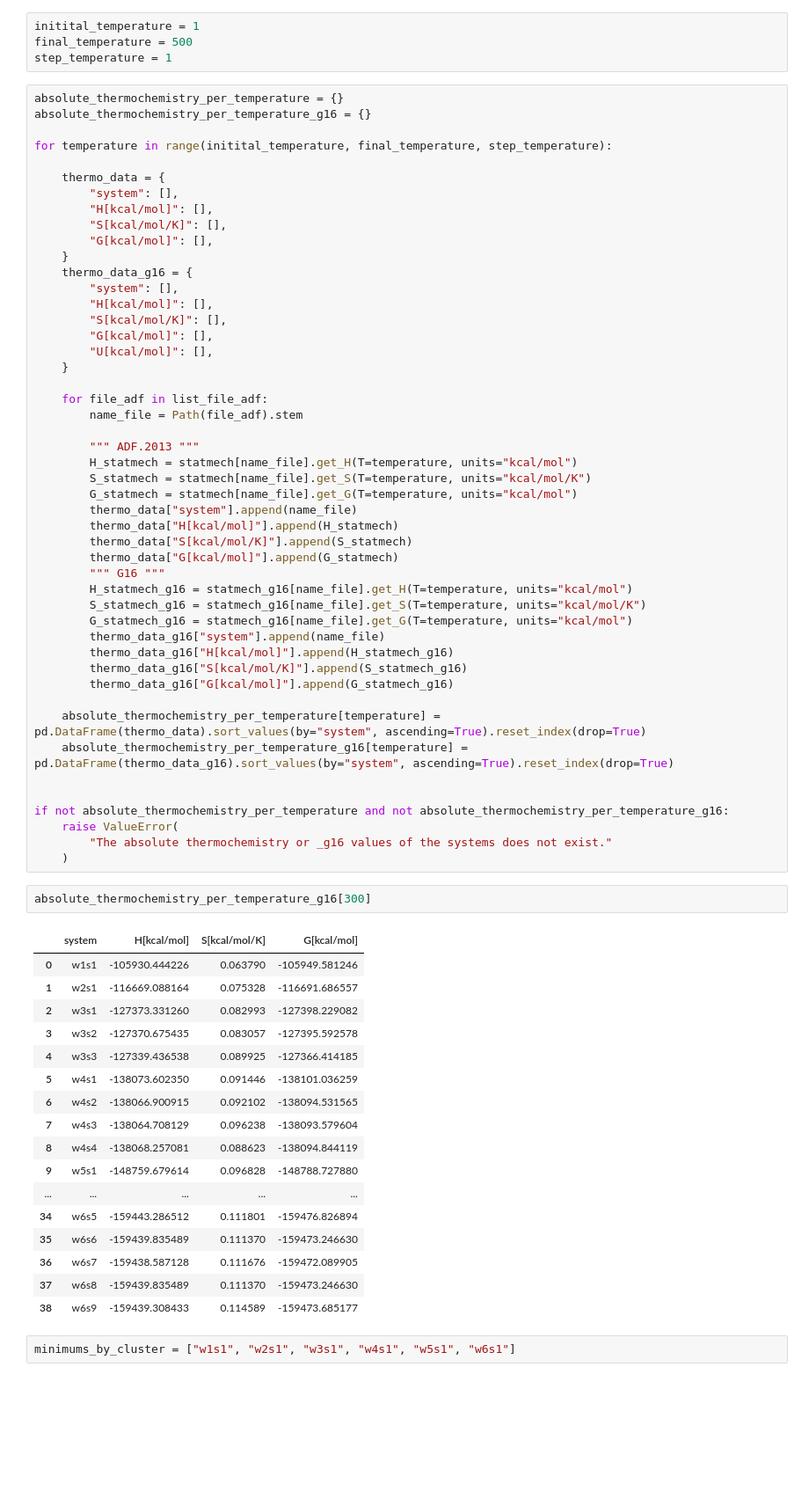
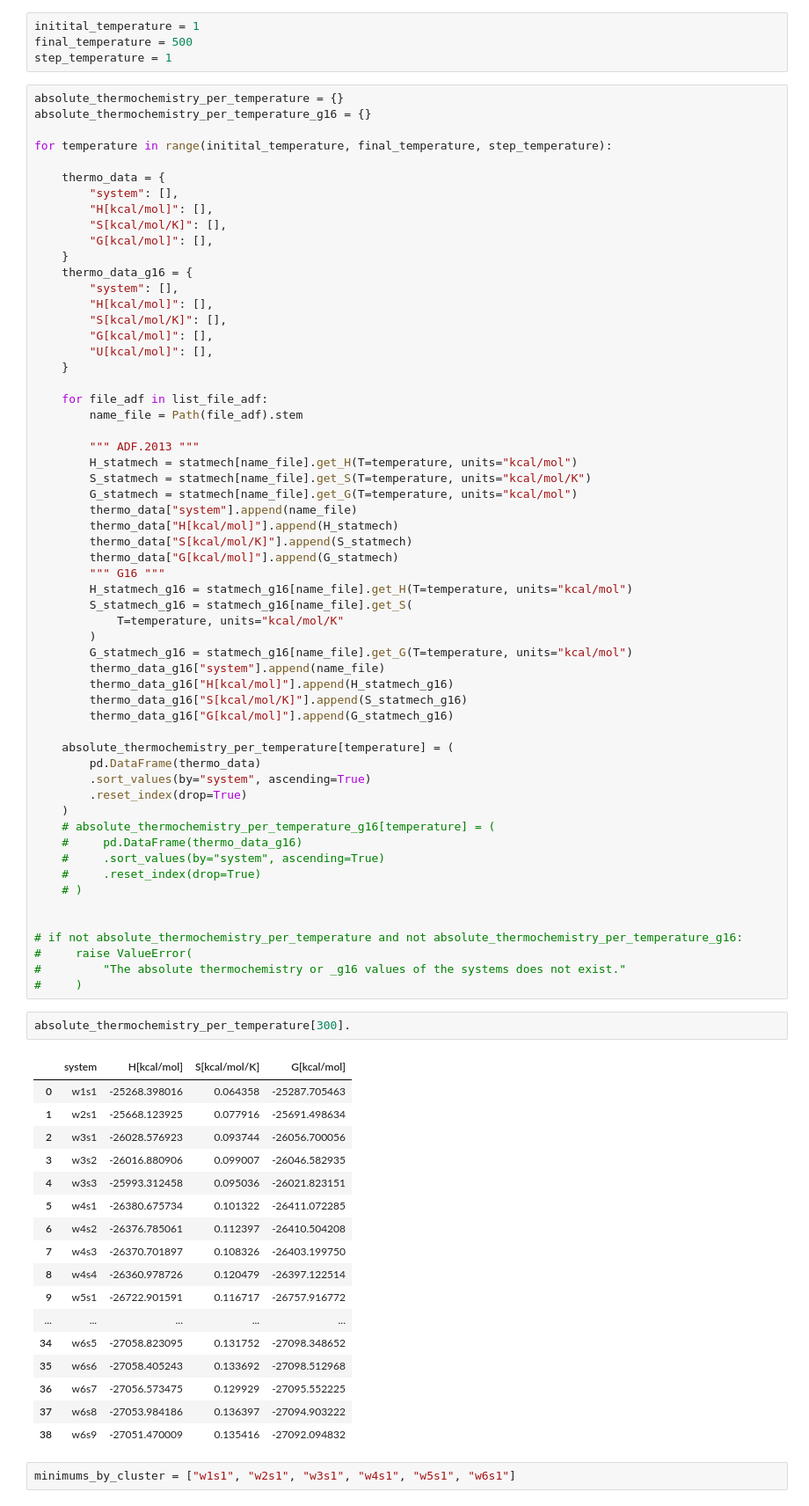
Before and after one commit to AndyDanian/ThermoChemistry, a Jupyter notebook: jupyter/thermo_hgw.ipynb, the cells around one changed output. Shown at 88% size. Cells and saved outputs as stored; diff of their text form; blank space fills up the shorter version.

```diff
--- a/jupyter/thermo_hgw.ipynb
+++ b/jupyter/thermo_hgw.ipynb
@@ -370,41 +372,51 @@ for temperature in range(initital_temperature, final_temperature, step_temperatu
         thermo_data["G[kcal/mol]"].append(G_statmech)
         """ G16 """
         H_statmech_g16 = statmech_g16[name_file].get_H(T=temperature, units="kcal/mol")
-        S_statmech_g16 = statmech_g16[name_file].get_S(T=temperature, units="kcal/mol/K")
+        S_statmech_g16 = statmech_g16[name_file].get_S(
+            T=temperature, units="kcal/mol/K"
+        )
         G_statmech_g16 = statmech_g16[name_file].get_G(T=temperature, units="kcal/mol")
         thermo_data_g16["system"].append(name_file)
         thermo_data_g16["H[kcal/mol]"].append(H_statmech_g16)
         thermo_data_g16["S[kcal/mol/K]"].append(S_statmech_g16)
         thermo_data_g16["G[kcal/mol]"].append(G_statmech_g16)
 
-    absolute_thermochemistry_per_temperature[temperature] = pd.DataFrame(thermo_data).sort_values(by="system", ascending=True).reset_index(drop=True)
-    absolute_thermochemistry_per_temperature_g16[temperature] = pd.DataFrame(thermo_data_g16).sort_values(by="system", ascending=True).reset_index(drop=True)
+    absolute_thermochemistry_per_temperature[temperature] = (
+        pd.DataFrame(thermo_data)
+        .sort_values(by="system", ascending=True)
+        .reset_index(drop=True)
+    )
+    # absolute_thermochemistry_per_temperature_g16[temperature] = (
+    #     pd.DataFrame(thermo_data_g16)
+    #     .sort_values(by="system", ascending=True)
+    #     .reset_index(drop=True)
+    # )
 
 
-if not absolute_thermochemistry_per_temperature and not absolute_thermochemistry_per_temperature_g16:
-    raise ValueError(
-        "The absolute thermochemistry or _g16 values of the systems does not exist."
-    )
+# if not absolute_thermochemistry_per_temperature and not absolute_thermochemistry_per_temperature_g16:
+#     raise ValueError(
+#         "The absolute thermochemistry or _g16 values of the systems does not exist."
+#     )
 # %%
-absolute_thermochemistry_per_temperature_g16[300]
+absolute_thermochemistry_per_temperature[300].
 # %% [output]
 |  | system | H[kcal/mol] | S[kcal/mol/K] | G[kcal/mol] |
-| 0 | w1s1 | -105930.444226 | 0.063790 | -105949.581246 |
-| 1 | w2s1 | -116669.088164 | 0.075328 | -116691.686557 |
-| 2 | w3s1 | -127373.331260 | 0.082993 | -127398.229082 |
-| 3 | w3s2 | -127370.675435 | 0.083057 | -127395.592578 |
-| 4 | w3s3 | -127339.436538 | 0.089925 | -127366.414185 |
-| 5 | w4s1 | -138073.602350 | 0.091446 | -138101.036259 |
-| 6 | w4s2 | -138066.900915 | 0.092102 | -138094.531565 |
-| 7 | w4s3 | -138064.708129 | 0.096238 | -138093.579604 |
-| 8 | w4s4 | -138068.257081 | 0.088623 | -138094.844119 |
-| 9 | w5s1 | -148759.679614 | 0.096828 | -148788.727880 |
+| 0 | w1s1 | -25268.398016 | 0.064358 | -25287.705463 |
+| 1 | w2s1 | -25668.123925 | 0.077916 | -25691.498634 |
+| 2 | w3s1 | -26028.576923 | 0.093744 | -26056.700056 |
+| 3 | w3s2 | -26016.880906 | 0.099007 | -26046.582935 |
+| 4 | w3s3 | -25993.312458 | 0.095036 | -26021.823151 |
+| 5 | w4s1 | -26380.675734 | 0.101322 | -26411.072285 |
+| 6 | w4s2 | -26376.785061 | 0.112397 | -26410.504208 |
+| 7 | w4s3 | -26370.701897 | 0.108326 | -26403.199750 |
+| 8 | w4s4 | -26360.978726 | 0.120479 | -26397.122514 |
+| 9 | w5s1 | -26722.901591 | 0.116717 | -26757.916772 |
 | ... | ... | ... | ... | ... |
-| 34 | w6s5 | -159443.286512 | 0.111801 | -159476.826894 |
-| 35 | w6s6 | -159439.835489 | 0.111370 | -159473.246630 |
-| 36 | w6s7 | -159438.587128 | 0.111676 | -159472.089905 |
-| 37 | w6s8 | -159439.835489 | 0.111370 | -159473.246630 |
-| 38 | w6s9 | -159439.308433 | 0.114589 | -159473.685177 |
+| 34 | w6s5 | -27058.823095 | 0.131752 | -27098.348652 |
+| 35 | w6s6 | -27058.405243 | 0.133692 | -27098.512968 |
+| 36 | w6s7 | -27056.573475 | 0.129929 | -27095.552225 |
+| 37 | w6s8 | -27053.984186 | 0.136397 | -27094.903222 |
+| 38 | w6s9 | -27051.470009 | 0.135416 | -27092.094832 |
 # %%
 minimums_by_cluster = ["w1s1", "w2s1", "w3s1", "w4s1", "w5s1", "w6s1"]
 # %%
```
Also changed, not shown: parts of 11 cells of this notebook.
